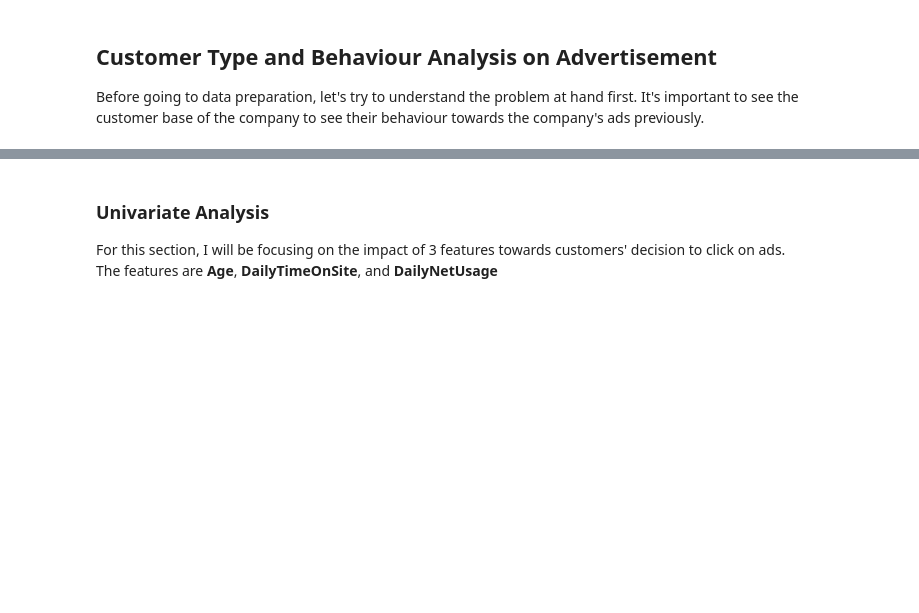
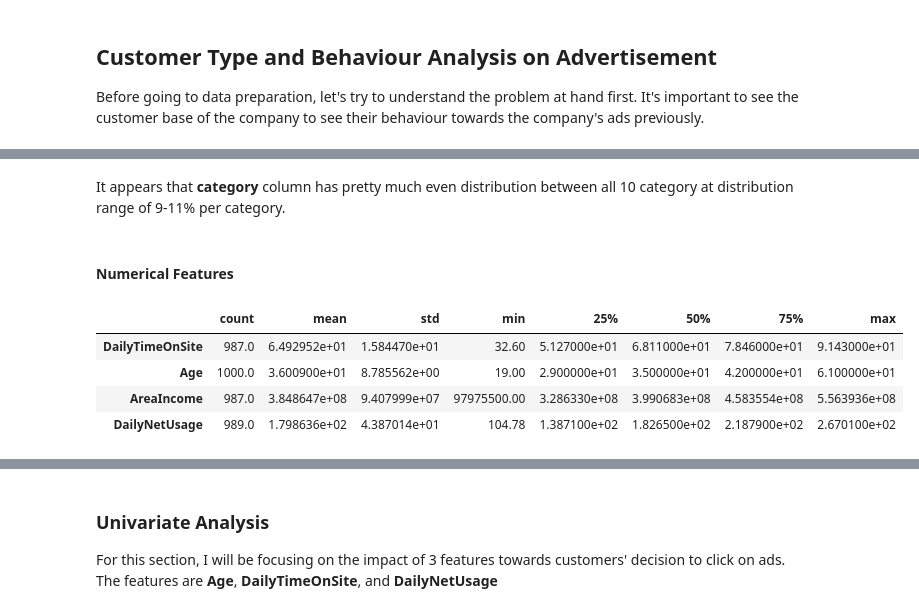
Before and after one commit to andreadeputra/MLPortfolio, a Jupyter notebook: Courses/RakaminMiniProject/4. Predict Customer Clicked Ads Classification by Using Machine Learning/Predict Customer Clicked Ads Classification by Using Machine Learning.ipynb, the cells around one changed output, grey strips where cells are left out. Saved outputs shown, nothing was run; the diff lists cells and outputs as text; code cells hidden in the pictures; blank space fills up the shorter version.

```diff
--- a/Courses/RakaminMiniProject/4. Predict Customer Clicked Ads Classification by Using Machine Learning/Predict Customer Clicked Ads Classification by Using Machine Learning.ipynb
+++ b/Courses/RakaminMiniProject/4. Predict Customer Clicked Ads Classification by Using Machine Learning/Predict Customer Clicked Ads Classification by Using Machine Learning.ipynb
@@ -85,0 +128,12 @@ Before going to data preparation, let's try to understand the problem at hand fi
+# %% [markdown]
+It appears that **category** column has pretty much even distribution between all 10 category at distribution range of 9-11% per category.
+# %% [markdown]
+#### Numerical Features
+# %%
+df[nums].describe().T
+# %% [output]
+|  | count | mean | std | min | 25% | 50% | 75% | max |
+| DailyTimeOnSite | 987.0 | 6.492952e+01 | 1.584470e+01 | 32.60 | 5.127000e+01 | 6.811000e+01 | 7.846000e+01 | 9.143000e+01 |
+| Age | 1000.0 | 3.600900e+01 | 8.785562e+00 | 19.00 | 2.900000e+01 | 3.500000e+01 | 4.200000e+01 | 6.100000e+01 |
+| AreaIncome | 987.0 | 3.848647e+08 | 9.407999e+07 | 97975500.00 | 3.286330e+08 | 3.990683e+08 | 4.583554e+08 | 5.563936e+08 |
+| DailyNetUsage | 989.0 | 1.798636e+02 | 4.387014e+01 | 104.78 | 1.387100e+02 | 1.826500e+02 | 2.187900e+02 | 2.670100e+02 |
```
Also changed, not shown: parts of 8 cells of this notebook.
